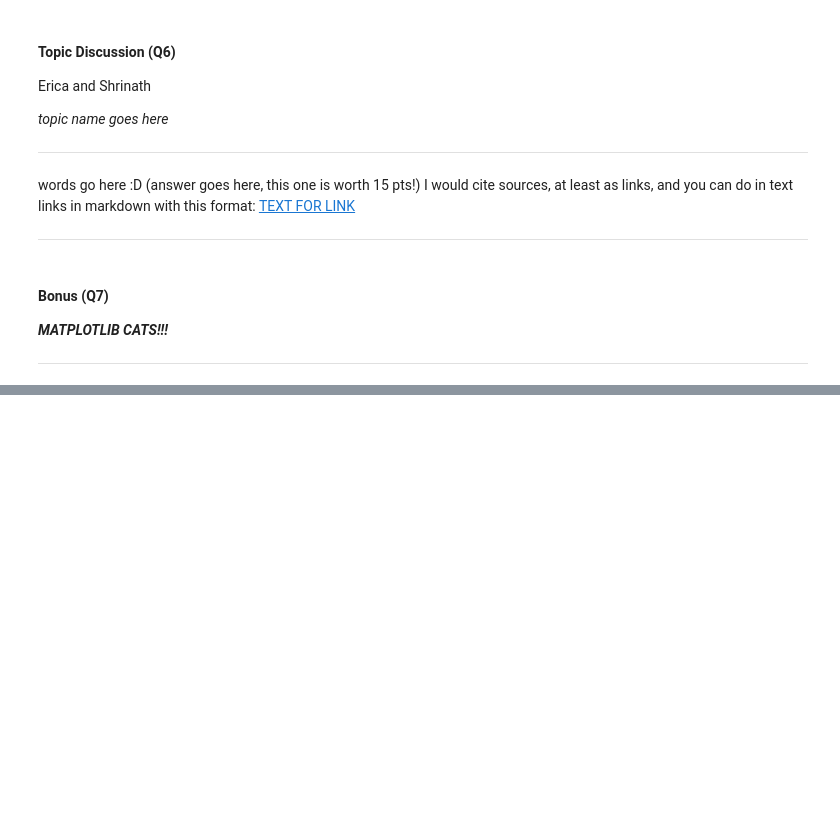
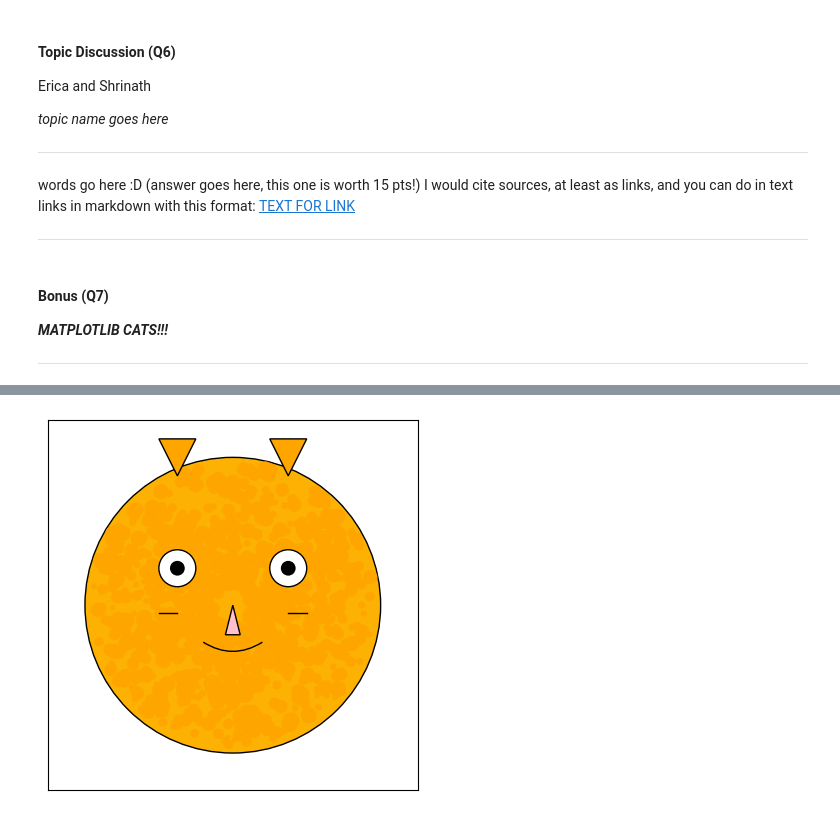
Before and after one commit to jmiller458/neur3002, a Jupyter notebook: NEUR 3002 Unit 1 Project.ipynb, the cells around one changed output, grey strips where cells are left out. Saved outputs shown, nothing was run; the diff lists cells and outputs as text; code cells hidden in the pictures; blank space fills up the shorter version.

```diff
--- a/NEUR 3002 Unit 1 Project.ipynb
+++ b/NEUR 3002 Unit 1 Project.ipynb
@@ -388,6 +392,7 @@ generate_cat_image()
 
 import matplotlib.pyplot as plt
 import matplotlib.patches as patches
+import matplotlib.path as path
 import numpy as np
 
 def generate_detailed_orange_cat():
@@ -430,32 +435,34 @@ def generate_detailed_orange_cat():
 
     # Draw mouth
     mouth = patches.PathPatch(
-        Path([(0.42, 0.4), (0.5, 0.35), (0.58, 0.4)], [Path.MOVETO, Path.CURVE3, Path.CURVE3]),
+        path.Path([(0.42, 0.4), (0.5, 0.35), (0.58, 0.4)], [path.Path.MOVETO, path.Path.CURVE3, path.Path.CURVE3]),
         facecolor='none', edgecolor='black'
     )
     ax.add_patch(mouth)
 
 
     # Add whiskers
     whiskers = [
         [(0.35, 0.48), (0.3, 0.48)],
         [(0.65, 0.48), (0.7, 0.48)],
     ]
     for whisker in whiskers:
         ax.plot(*zip(*whisker), color='black', linewidth=1)
 
     # Set the aspect ratio to be equal
     ax.set_aspect('equal', adjustable='box')
 
     # Set axis limits
     ax.set_xlim(0, 1)
     ax.set_ylim(0, 1)
 
     # Remove axis ticks
     ax.set_xticks([])
     ax.set_yticks([])
 
     plt.show()
 
 # Call the function to generate and display the detailed orange cat
 generate_detailed_orange_cat()
+# %% [output]
+[figure, added]
```
Also changed, not shown: parts of 3 cells of this notebook.
